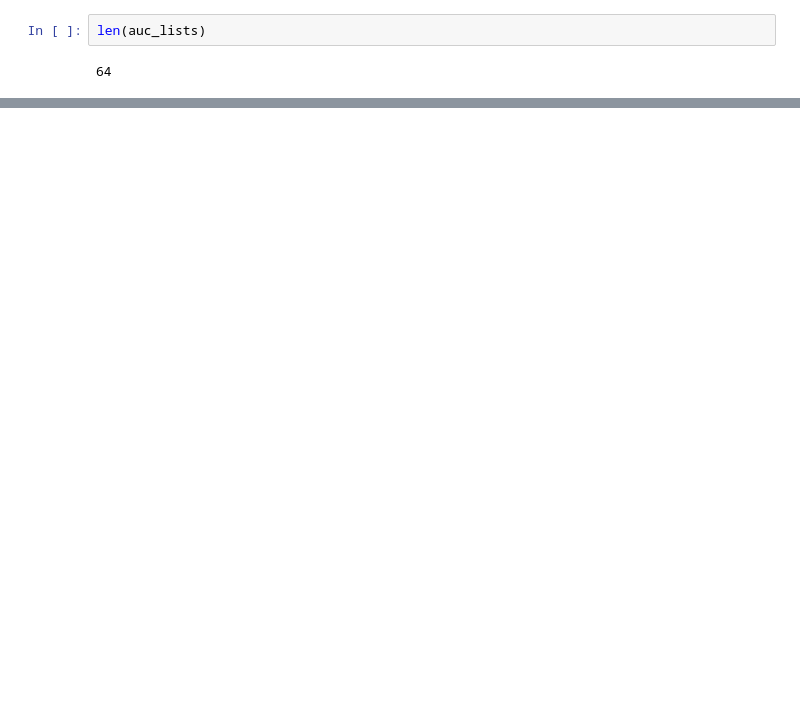
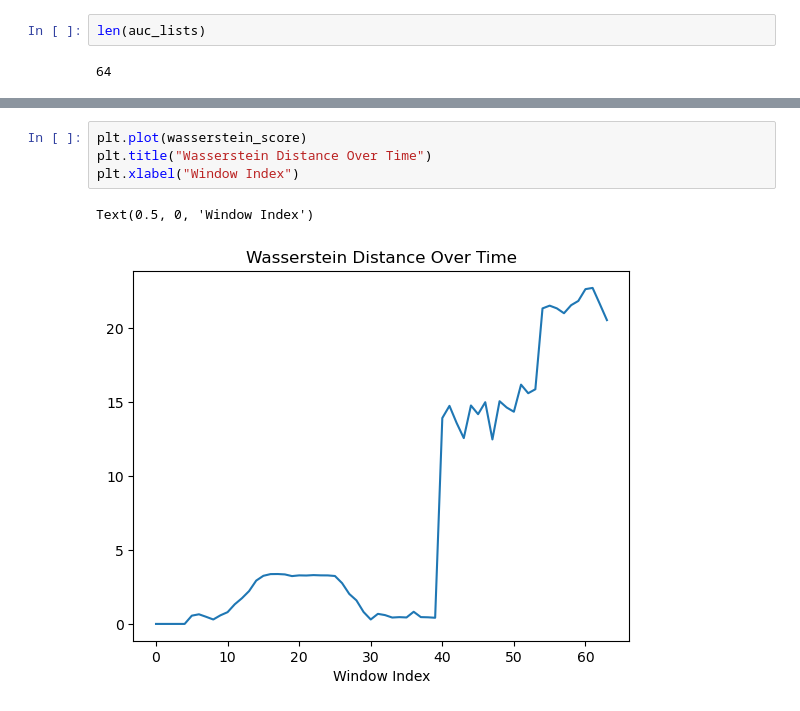
Before and after one commit to Trust26h/Online-domain-adaptation-for-data-stream-anomaly-detection, a Jupyter notebook: Segment.ipynb, the cells around one changed output, grey strips where cells are left out. Drawn from its saved outputs; the diff is of its cells as text; blank space fills up the shorter version.

```diff
--- a/Segment.ipynb
+++ b/Segment.ipynb
@@ -106,0 +162,7 @@ plot_auc_with_drift(auc_lists, drift_indicators)
+# %%
+plt.plot(wasserstein_score)
+plt.title("Wasserstein Distance Over Time")
+plt.xlabel("Window Index")
+# %% [output]
+Text(0.5, 0, 'Window Index')
+[figure, added]
```
Also changed, not shown: parts of 13 cells of this notebook.
